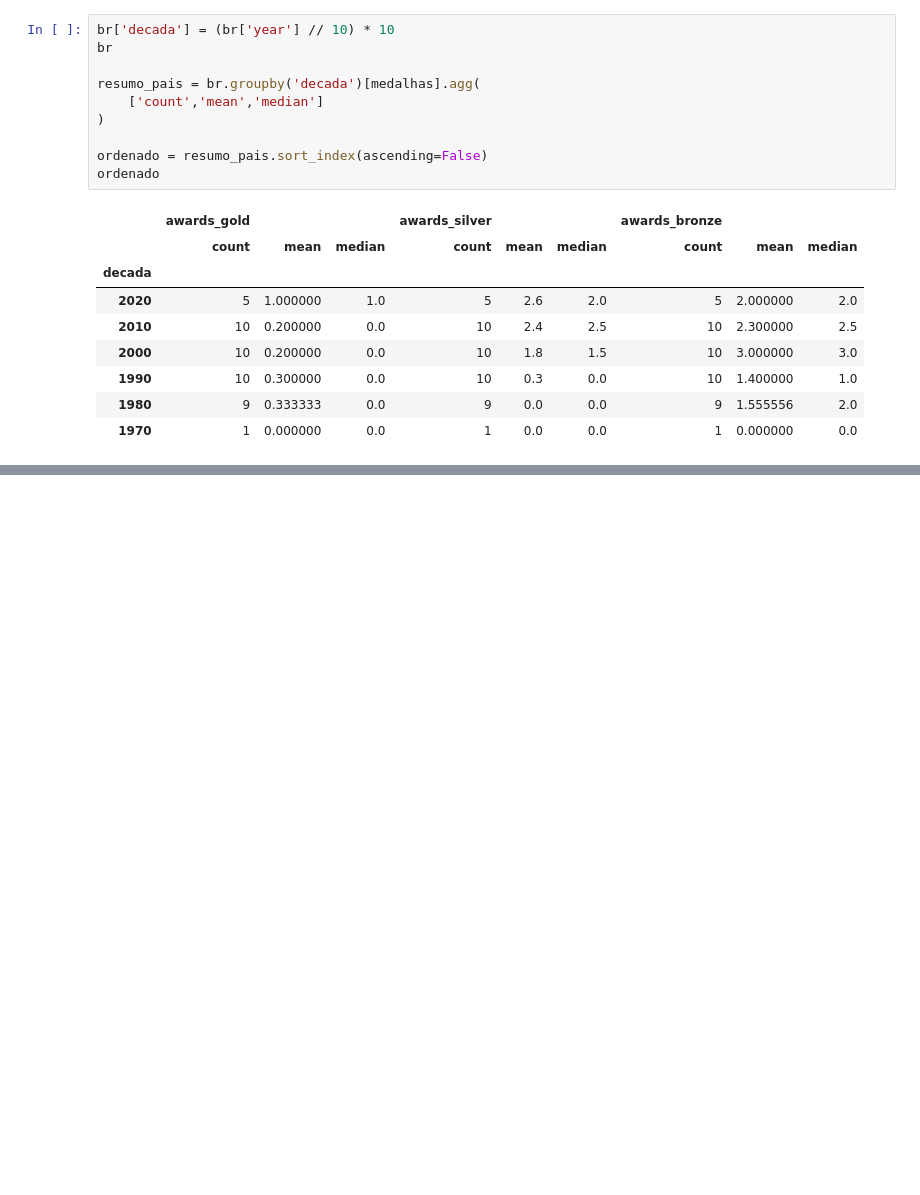
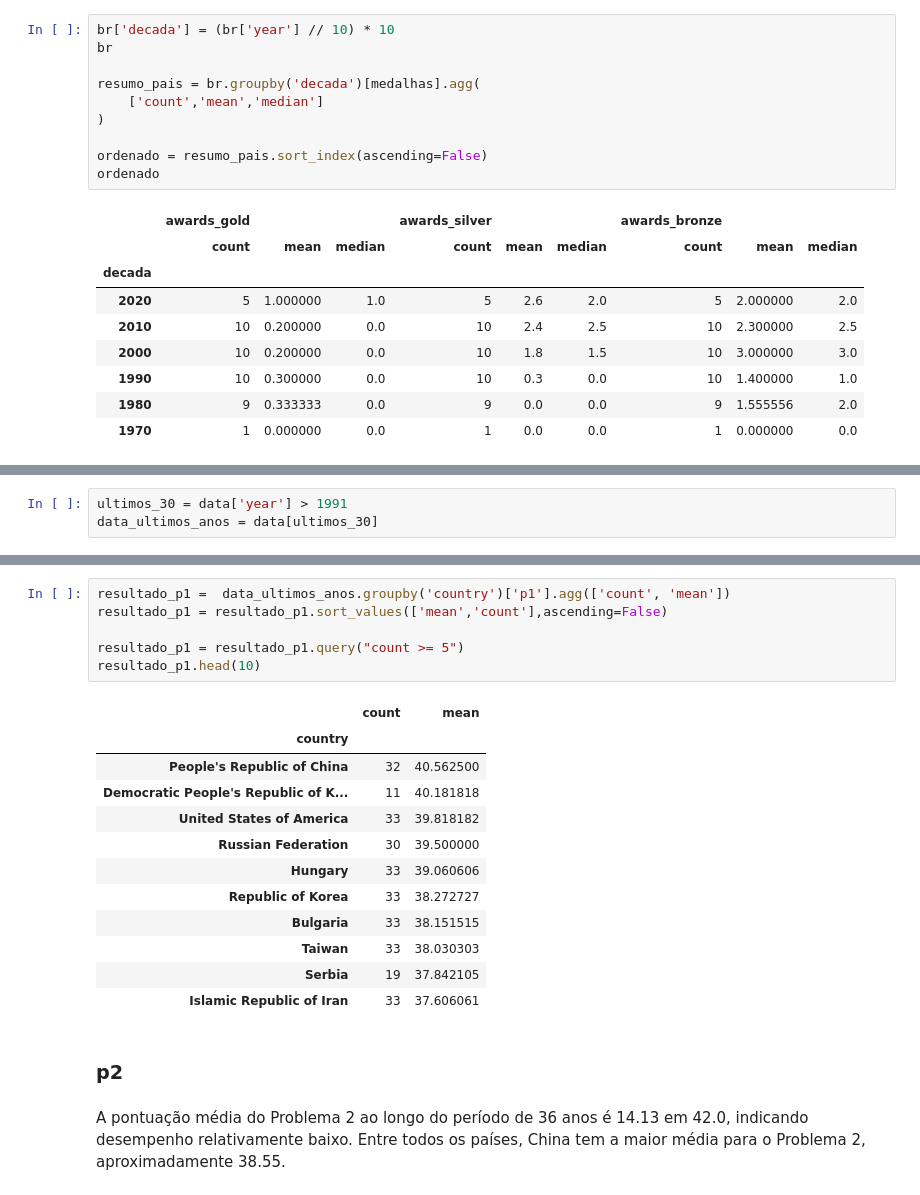
Before and after one commit to MatheusLuna37/IMO-analysis, a Jupyter notebook: teste03.ipynb, the cells around one changed output, grey strips where cells are left out. Saved outputs shown, nothing was run; the diff lists cells and outputs as text; blank space fills up the shorter version.

```diff
--- a/teste03.ipynb
+++ b/teste03.ipynb
@@ -209,0 +210,3 @@ ordenado
+# %%
+ultimos_30 = data['year'] > 1991
+data_ultimos_anos = data[ultimos_30]
@@ -209,0 +231,23 @@ ordenado
+# %%
+resultado_p1 =  data_ultimos_anos.groupby('country')['p1'].agg(['count', 'mean'])
+resultado_p1 = resultado_p1.sort_values(['mean','count'],ascending=False)
+
+resultado_p1 = resultado_p1.query("count >= 5")
+resultado_p1.head(10)
+# %% [output]
+|  | count | mean |
+| country |  |  |
+| People's Republic of China | 32 | 40.562500 |
+| Democratic People's Republic of K... | 11 | 40.181818 |
+| United States of America | 33 | 39.818182 |
+| Russian Federation | 30 | 39.500000 |
+| Hungary | 33 | 39.060606 |
+| Republic of Korea | 33 | 38.272727 |
+| Bulgaria | 33 | 38.151515 |
+| Taiwan | 33 | 38.030303 |
+| Serbia | 19 | 37.842105 |
+| Islamic Republic of Iran | 33 | 37.606061 |
+# %% [markdown]
+### p2
+# %% [markdown]
+A pontuação média do Problema 2 ao longo do período de 36 anos é 14.13 em 42.0, indicando desempenho relativamente baixo. Entre todos os países, China tem a maior média para o Problema 2, aproximadamente 38.55.
```
Also changed, not shown: parts of 37 cells of this notebook.
